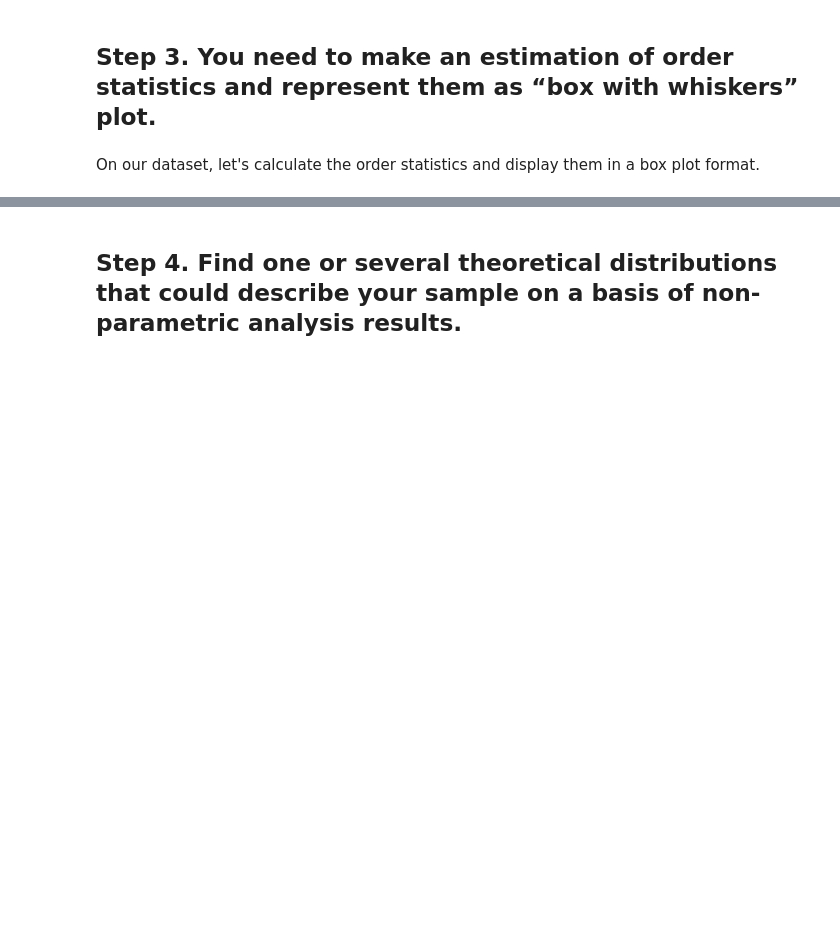
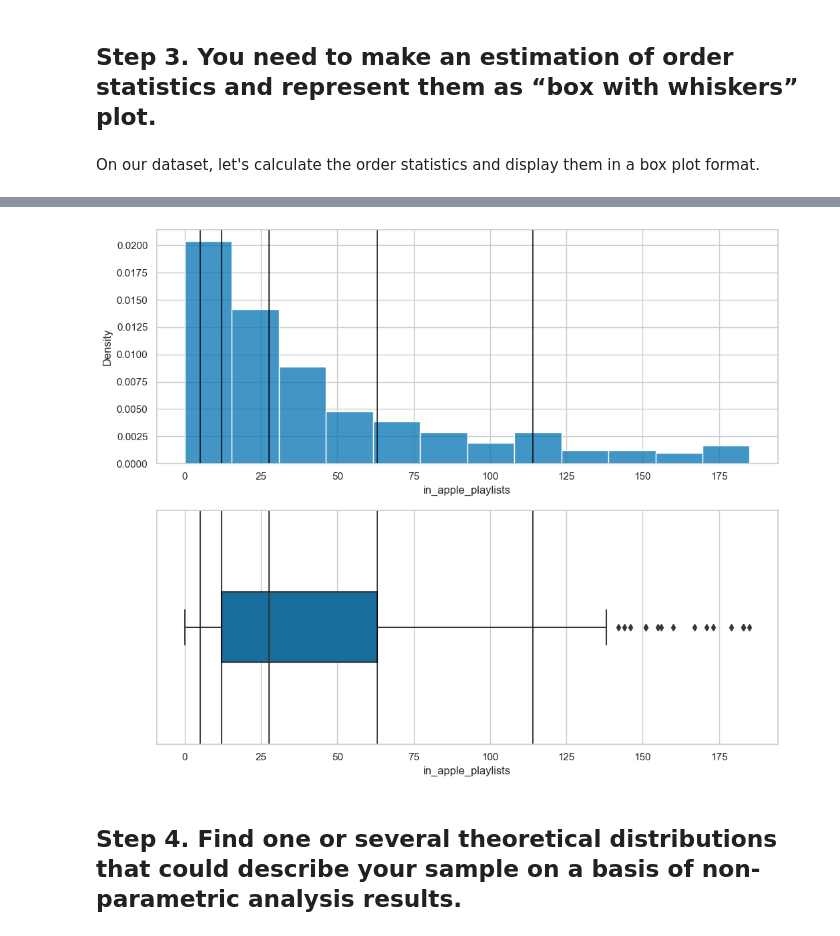
Before and after one commit to THECODEDEMOGORGON/multivariate_data_analysis, a Jupyter notebook: task1.ipynb, the cells around one changed output, grey strips where cells are left out. Saved outputs shown, nothing was run; the diff lists cells and outputs as text; code cells hidden in the pictures; blank space fills up the shorter version.

```diff
--- a/task1.ipynb
+++ b/task1.ipynb
@@ -202,3 +186,7 @@ Standard Deviation: 86.4414929326428
+# %%
+plot_box(IQR(data.in_apple_playlists), 'in_apple_playlists')
+# %% [output]
+[figure, added]
 # %% [markdown]
  ## Step 4. Find one or several theoretical distributions that could describe your sample on a basis of non-parametric analysis results.
 # %%
```
Also changed, not shown: parts of 7 cells of this notebook.
